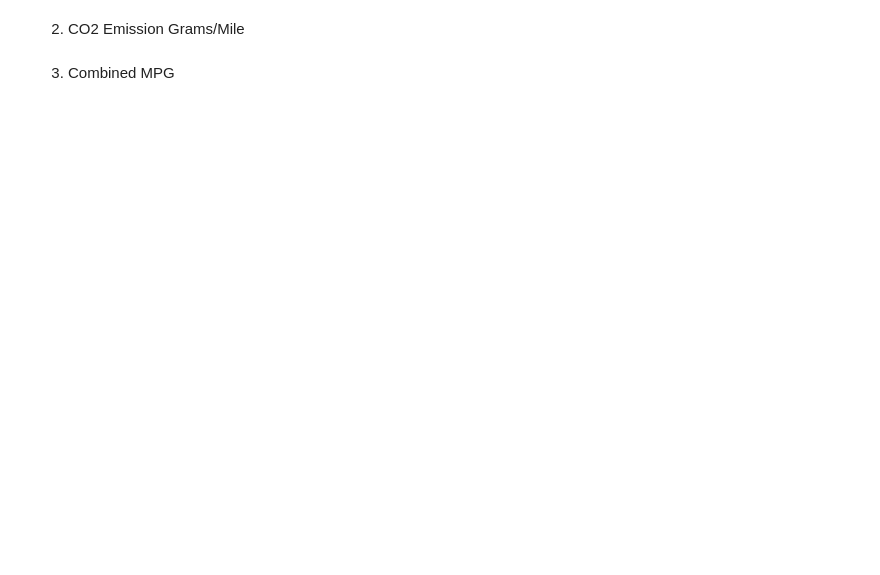
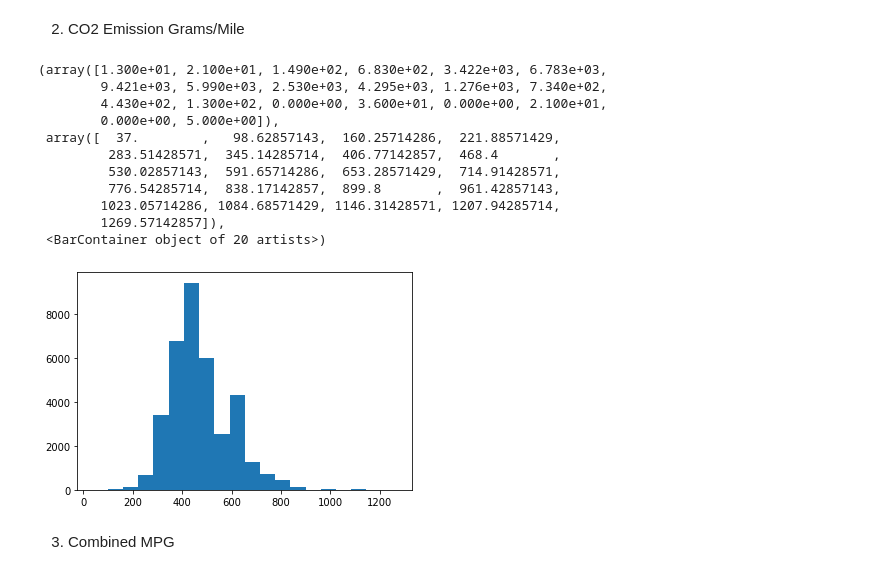
Before and after one commit to leo-cavalcante/data-ft-par-labs, a Jupyter notebook: Labs/module_2/9. Probability_distribution/Continuous.ipynb, the cells around one changed output. Cells and saved outputs as stored; diff of their text form; code cells hidden in the pictures; blank space fills up the shorter version.

```diff
--- a/Labs/module_2/9. Probability_distribution/Continuous.ipynb
+++ b/Labs/module_2/9. Probability_distribution/Continuous.ipynb
@@ -180,6 +203,20 @@ Then plot the histograms for the following variables:
 2. CO2 Emission Grams/Mile
 # %%
 # your code here
+plt.hist(vehicles["CO2 Emission Grams/Mile"], bins=20)
+# %% [output]
+(array([1.300e+01, 2.100e+01, 1.490e+02, 6.830e+02, 3.422e+03, 6.783e+03,
+        9.421e+03, 5.990e+03, 2.530e+03, 4.295e+03, 1.276e+03, 7.340e+02,
+        4.430e+02, 1.300e+02, 0.000e+00, 3.600e+01, 0.000e+00, 2.100e+01,
+        0.000e+00, 5.000e+00]),
+ array([  37.        ,   98.62857143,  160.25714286,  221.88571429,
+         283.51428571,  345.14285714,  406.77142857,  468.4       ,
+         530.02857143,  591.65714286,  653.28571429,  714.91428571,
+         776.54285714,  838.17142857,  899.8       ,  961.42857143,
+        1023.05714286, 1084.68571429, 1146.31428571, 1207.94285714,
+        1269.57142857]),
+ <BarContainer object of 20 artists>)
+[figure, added]
 # %% [markdown]
 3. Combined MPG
 # %%
```
Also changed, not shown: parts of 16 cells of this notebook, 8 other files.
